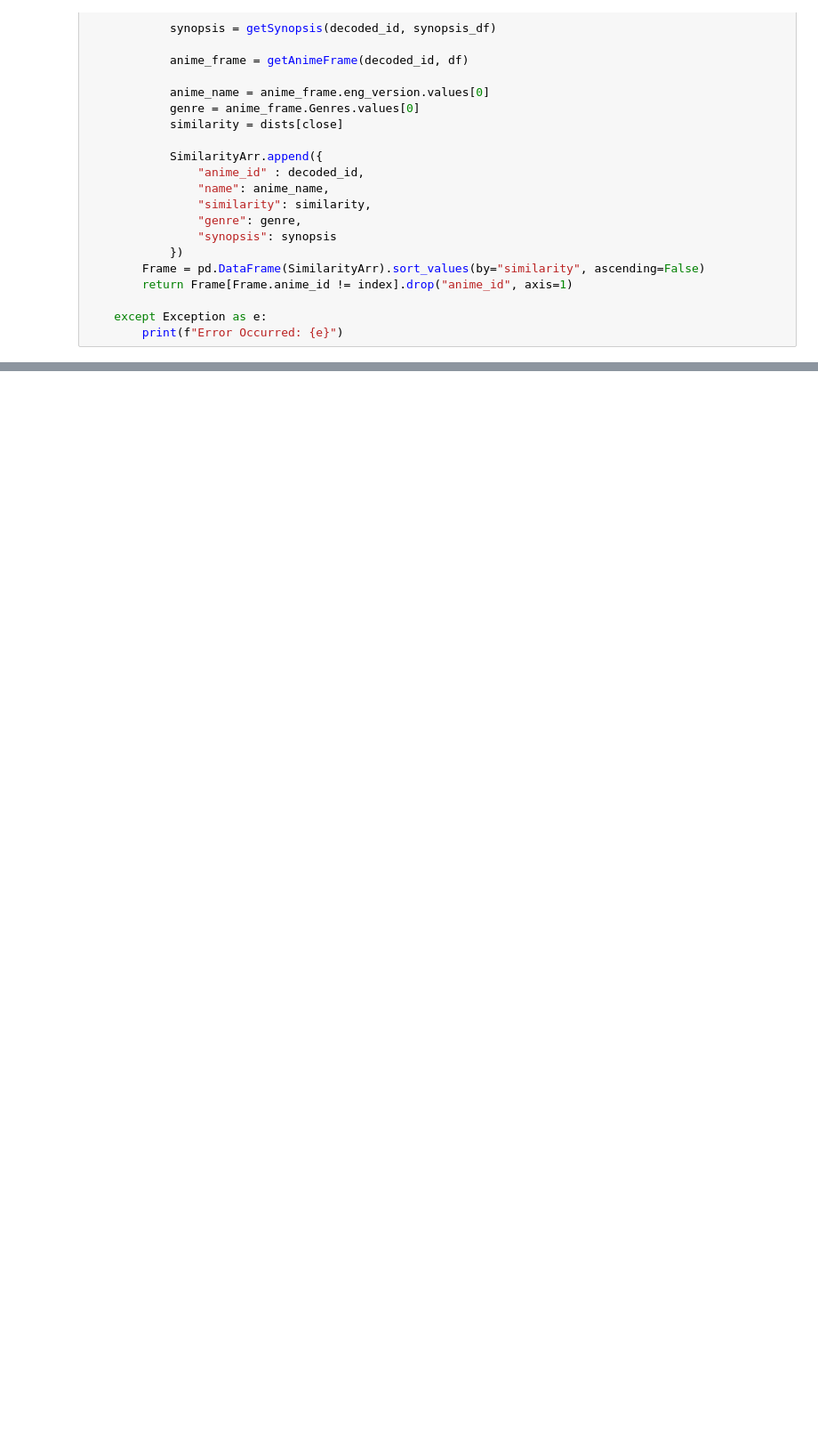
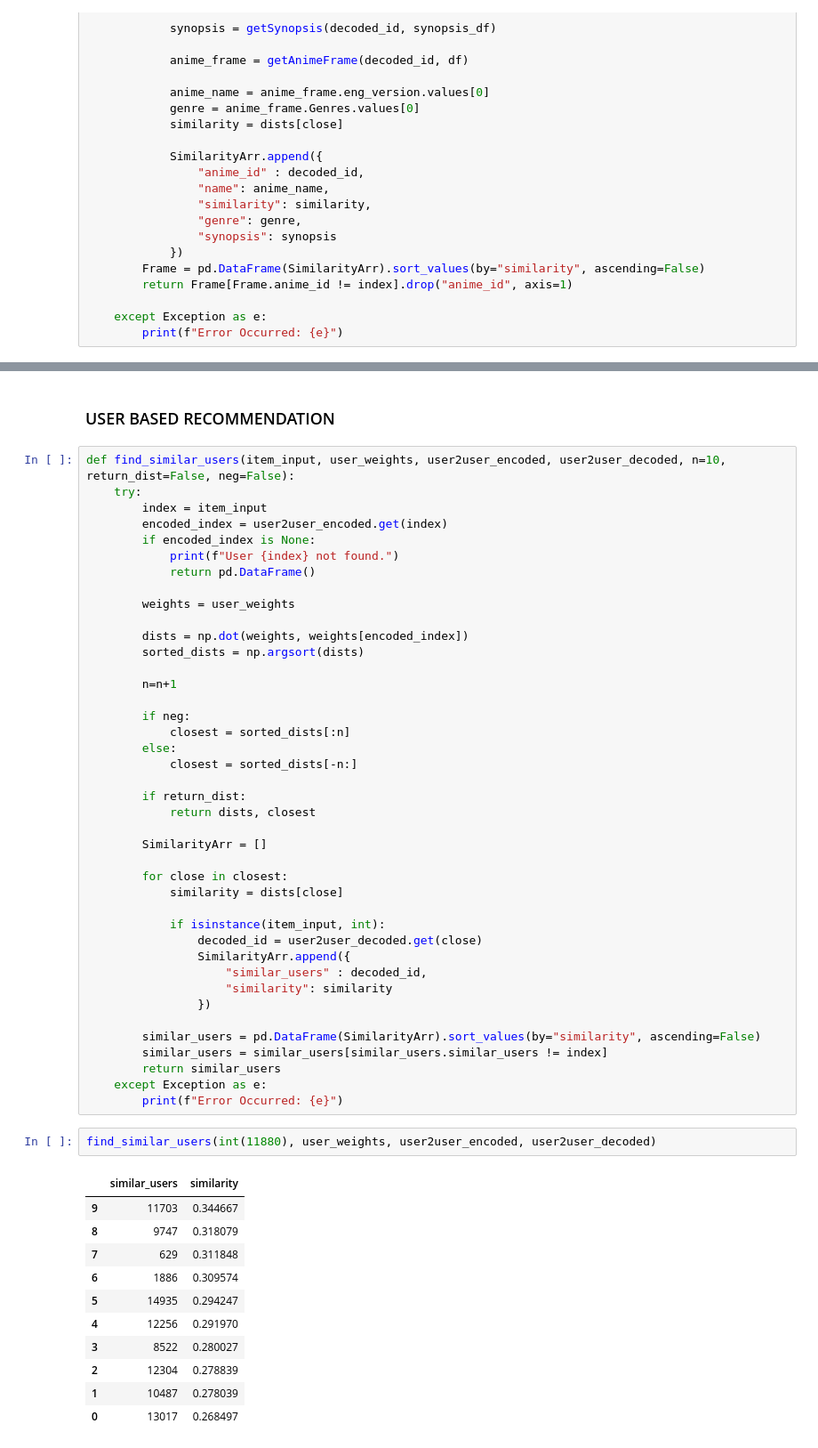
Before and after one commit to Sahilshaikh11/hybrid-anime-recommender, a Jupyter notebook: notebook/anime.ipynb, the cells around one changed output, grey strips where cells are left out. Shown at 89% size. Drawn from its saved outputs; the diff is of its cells as text; blank space fills up the shorter version.

```diff
--- a/notebook/anime.ipynb
+++ b/notebook/anime.ipynb
@@ -449,0 +450,57 @@ find_similar_animes(
+# %% [markdown]
+### USER BASED RECOMMENDATION
+# %%
+def find_similar_users(item_input, user_weights, user2user_encoded, user2user_decoded, n=10, return_dist=False, neg=False):
+    try:
+        index = item_input
+        encoded_index = user2user_encoded.get(index)
+        if encoded_index is None:
+            print(f"User {index} not found.")
+            return pd.DataFrame()
+
+        weights = user_weights
+
+        dists = np.dot(weights, weights[encoded_index])
+        sorted_dists = np.argsort(dists)
+
+        n=n+1
+
+        if neg:
+            closest = sorted_dists[:n]
+        else:
+            closest = sorted_dists[-n:]
+
+        if return_dist:
+            return dists, closest
+
+        SimilarityArr = []
+
+        for close in closest:
+            similarity = dists[close]
+
+            if isinstance(item_input, int):
+                decoded_id = user2user_decoded.get(close)
+                SimilarityArr.append({
+                    "similar_users" : decoded_id,
+                    "similarity": similarity
+                })
+
+        similar_users = pd.DataFrame(SimilarityArr).sort_values(by="similarity", ascending=False)
+        similar_users = similar_users[similar_users.similar_users != index]
+        return similar_users
+    except Exception as e:
+        print(f"Error Occurred: {e}")
+# %%
+find_similar_users(int(11880), user_weights, user2user_encoded, user2user_decoded)
+# %% [output]
+|  | similar_users | similarity |
+| 9 | 11703 | 0.344667 |
+| 8 | 9747 | 0.318079 |
+| 7 | 629 | 0.311848 |
+| 6 | 1886 | 0.309574 |
+| 5 | 14935 | 0.294247 |
+| 4 | 12256 | 0.291970 |
+| 3 | 8522 | 0.280027 |
+| 2 | 12304 | 0.278839 |
+| 1 | 10487 | 0.278039 |
+| 0 | 13017 | 0.268497 |
```
Also changed, not shown: parts of 18 cells of this notebook.
